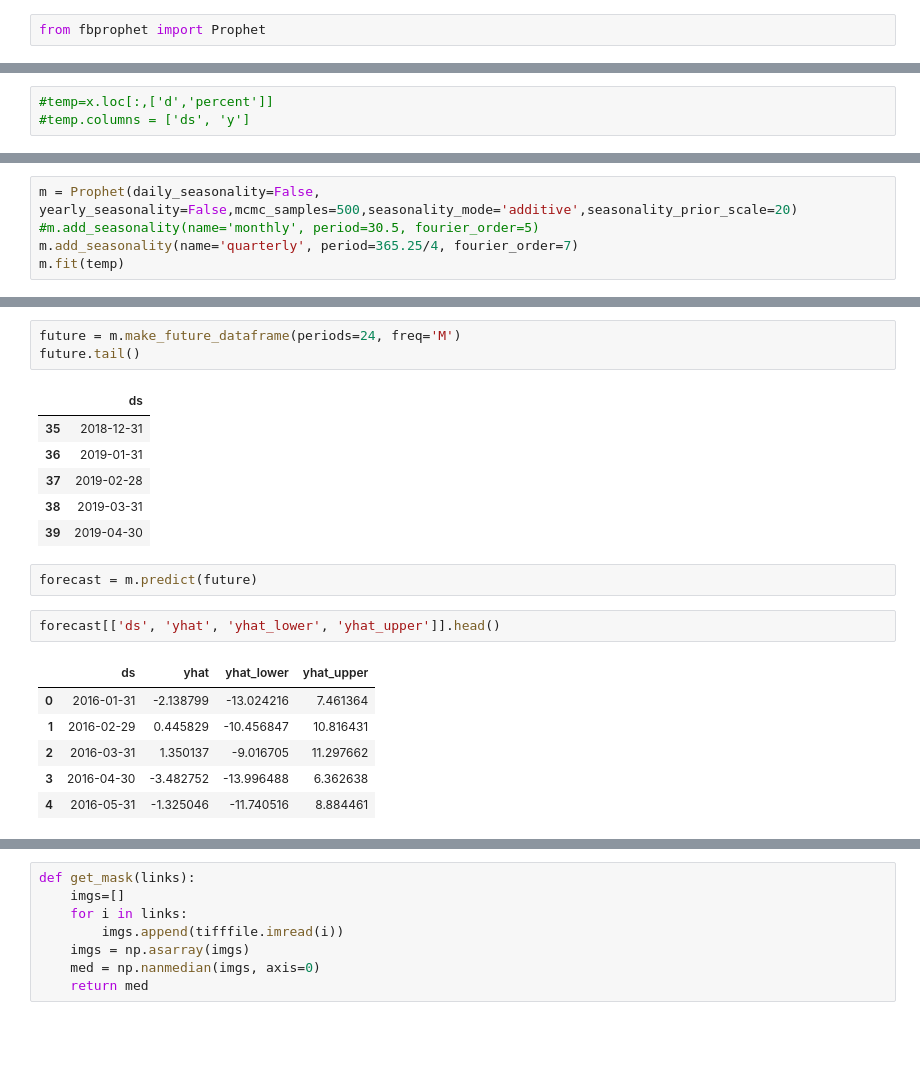
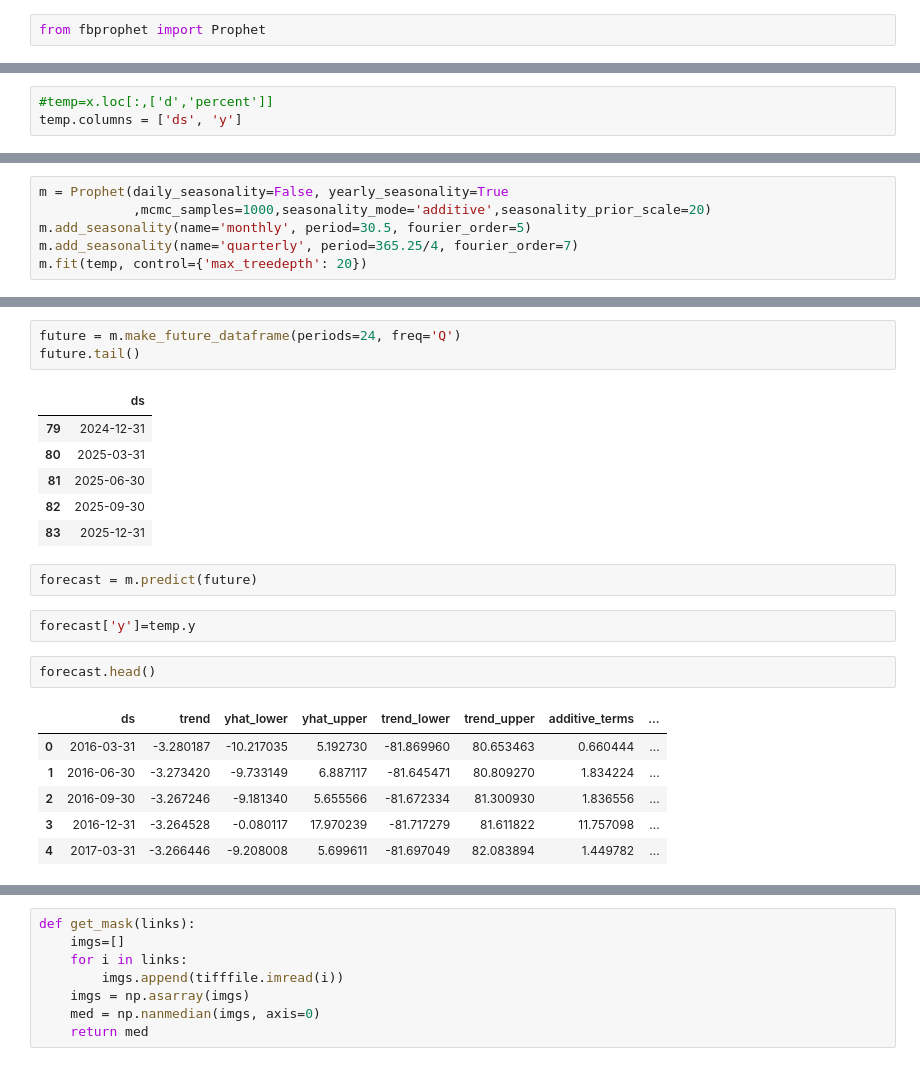
Before and after one commit to rittik97/climate, a Jupyter notebook: geotif_time_series.ipynb, the cells around one changed output, grey strips where cells are left out. Cells and saved outputs as stored; diff of their text form; blank space fills up the shorter version.

```diff
--- a/geotif_time_series.ipynb
+++ b/geotif_time_series.ipynb
@@ -193,6 +203,6 @@ temp=pd.DataFrame(list(zip(d,x)), columns = ['ds', 'y'])
 # %%
 #temp=x.loc[:,['d','percent']]
-#temp.columns = ['ds', 'y']
+temp.columns = ['ds', 'y']
 # %%
 temp.head()
 # %% [output]
@@ -205,7 +215,8 @@ temp.head()
 # %%
-m = Prophet(daily_seasonality=False, yearly_seasonality=False,mcmc_samples=500,seasonality_mode='additive',seasonality_prior_scale=20)
-#m.add_seasonality(name='monthly', period=30.5, fourier_order=5)
+m = Prophet(daily_seasonality=False, yearly_seasonality=True
+            ,mcmc_samples=1000,seasonality_mode='additive',seasonality_prior_scale=20)
+m.add_seasonality(name='monthly', period=30.5, fourier_order=5)
 m.add_seasonality(name='quarterly', period=365.25/4, fourier_order=7)
-m.fit(temp)
+m.fit(temp, control={'max_treedepth': 20})
 # %% [output]
 INFO:fbprophet:Disabling weekly seasonality. Run prophet with weekly_seasonality=True to override this.
@@ -217,22 +223,24 @@ WARNING:pystan:Run again with max_treedepth larger than 10 to avoid saturation
 <fbprophet.forecaster.Prophet at 0x...>
 # %%
-future = m.make_future_dataframe(periods=24, freq='M')
+future = m.make_future_dataframe(periods=24, freq='Q')
 future.tail()
 # %% [output]
 |  | ds |
-| 35 | 2018-12-31 |
-| 36 | 2019-01-31 |
-| 37 | 2019-02-28 |
-| 38 | 2019-03-31 |
-| 39 | 2019-04-30 |
+| 79 | 2024-12-31 |
+| 80 | 2025-03-31 |
+| 81 | 2025-06-30 |
+| 82 | 2025-09-30 |
+| 83 | 2025-12-31 |
 # %%
 forecast = m.predict(future)
+# %%
+forecast['y']=temp.y
 # %%
-forecast[['ds', 'yhat', 'yhat_lower', 'yhat_upper']].head()
+forecast.head()
 # %% [output]
-|  | ds | yhat | yhat_lower | yhat_upper |
-| 0 | 2016-01-31 | -2.138799 | -13.024216 | 7.461364 |
-| 1 | 2016-02-29 | 0.445829 | -10.456847 | 10.816431 |
-| 2 | 2016-03-31 | 1.350137 | -9.016705 | 11.297662 |
-| 3 | 2016-04-30 | -3.482752 | -13.996488 | 6.362638 |
-| 4 | 2016-05-31 | -1.325046 | -11.740516 | 8.884461 |
+|  | ds | trend | yhat_lower | yhat_upper | trend_lower | trend_upper | additive_terms | ... |
+| 0 | 2016-03-31 | -3.280187 | -10.217035 | 5.192730 | -81.869960 | 80.653463 | 0.660444 | ... |
+| 1 | 2016-06-30 | -3.273420 | -9.733149 | 6.887117 | -81.645471 | 80.809270 | 1.834224 | ... |
+| 2 | 2016-09-30 | -3.267246 | -9.181340 | 5.655566 | -81.672334 | 81.300930 | 1.836556 | ... |
+| 3 | 2016-12-31 | -3.264528 | -0.080117 | 17.970239 | -81.717279 | 81.611822 | 11.757098 | ... |
+| 4 | 2017-03-31 | -3.266446 | -9.208008 | 5.699611 | -81.697049 | 82.083894 | 1.449782 | ... |
```
Also changed, not shown: parts of 20 cells of this notebook, 3 other files.
